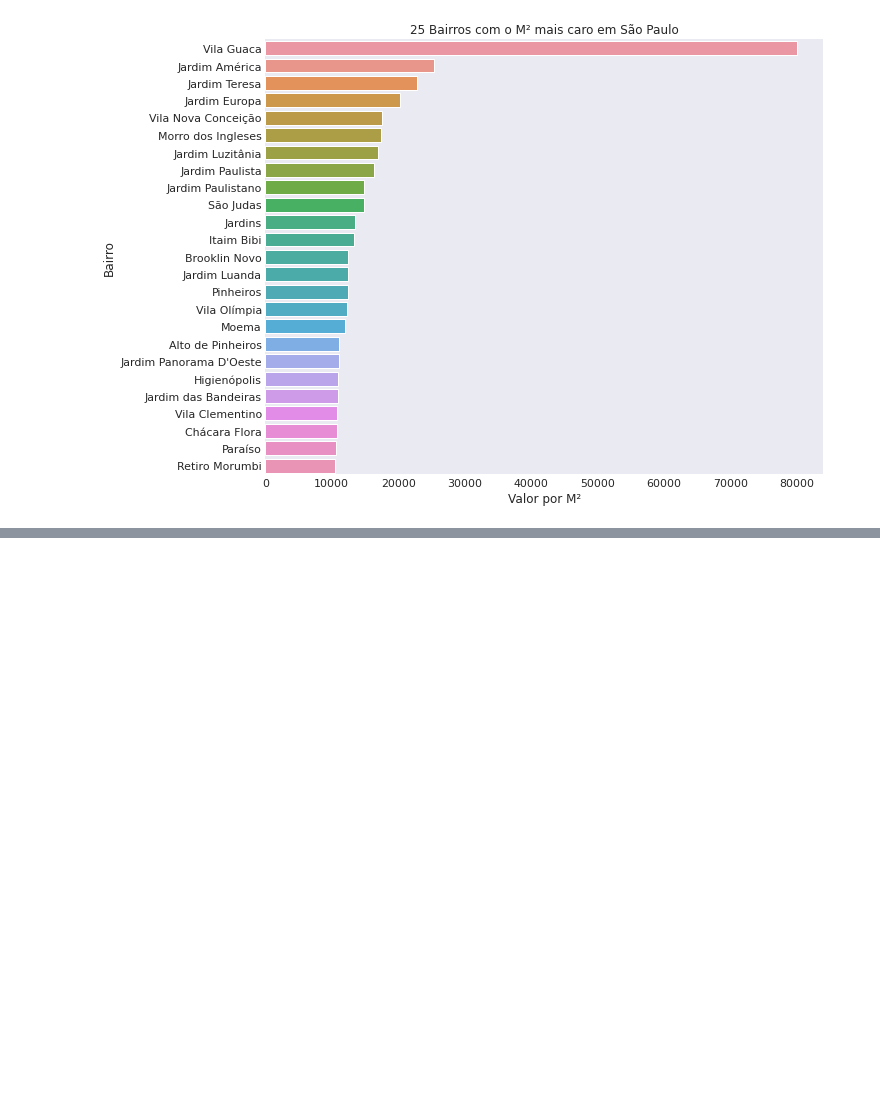
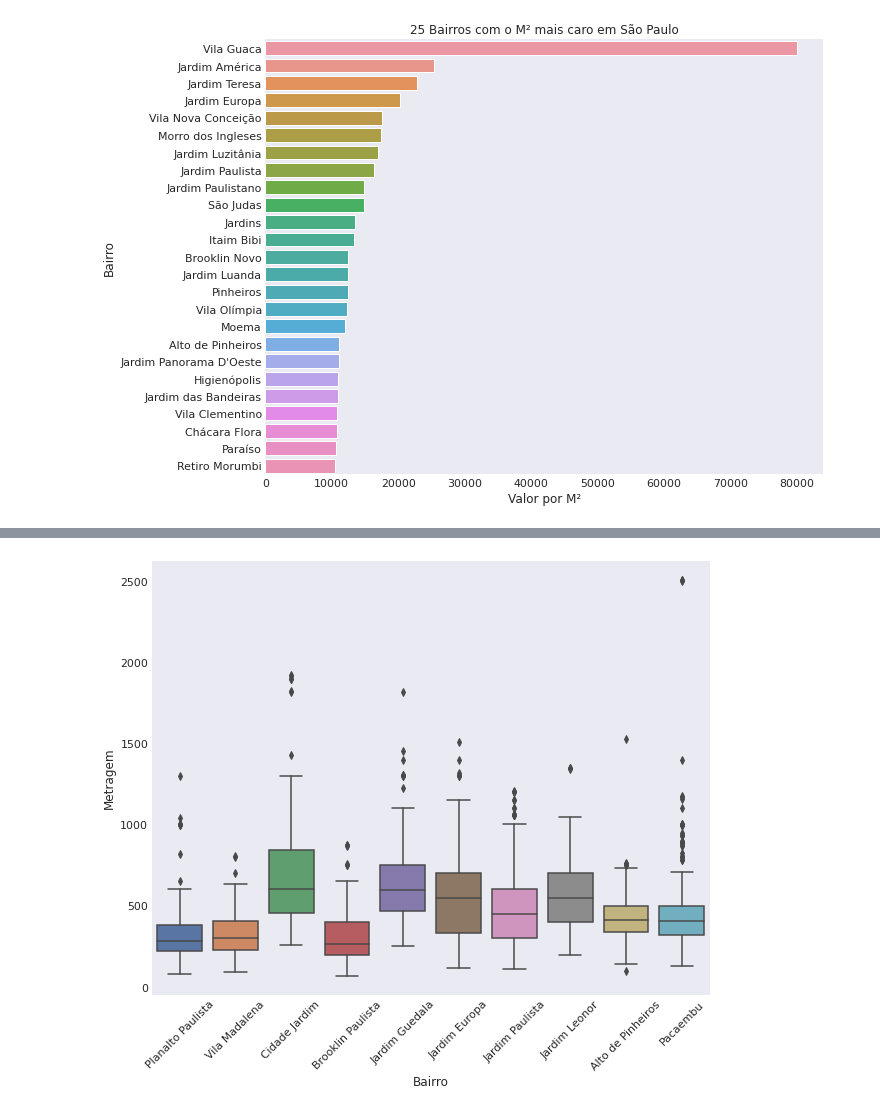
Before and after one commit to lays-l/alura_imersao_dados_04, a Jupyter notebook: imersao_alura_04_imoveis_sp.ipynb, the cells around one changed output, grey strips where cells are left out. Saved outputs shown, nothing was run; the diff lists cells and outputs as text; code cells hidden in the pictures; blank space fills up the shorter version.

```diff
--- a/imersao_alura_04_imoveis_sp.ipynb
+++ b/imersao_alura_04_imoveis_sp.ipynb
@@ -520,0 +649,7 @@ plt.show()
+# %%
+plt.figure(figsize=(10,8))
+ax3 = sns.boxplot(data=dados_vendas.query('Bairro in @top_bairros & Metragem < 30000'), x='Bairro', y='Metragem', )
+ax3.tick_params(axis='x', rotation=45)
+plt.show()
+# %% [output]
+[figure, added]
```
Also changed, not shown: parts of 19 cells of this notebook.
